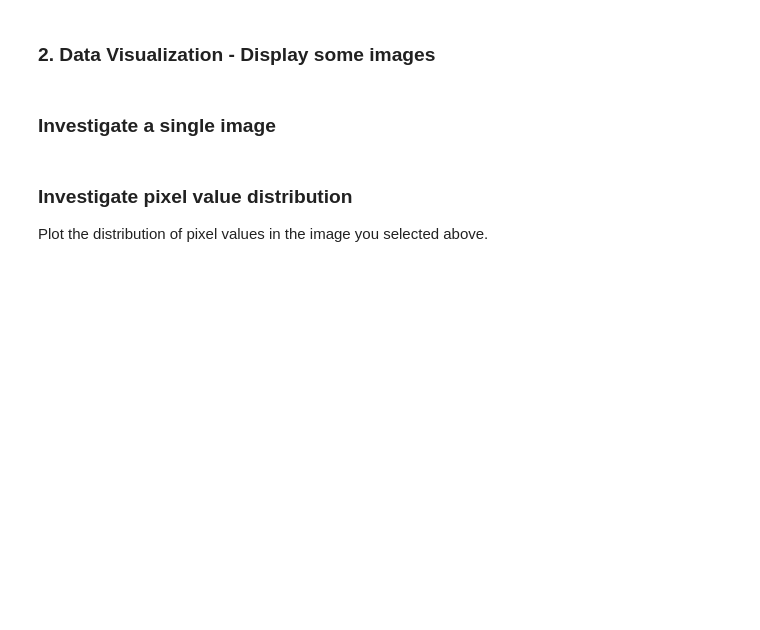
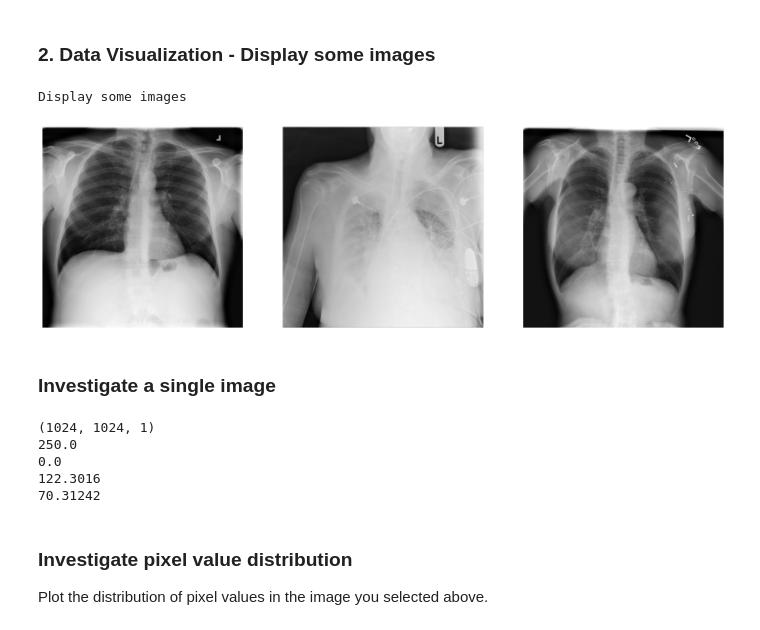
Before and after one commit to renanaferreira/CAA-repository, a Jupyter notebook: Lab4/CAA_Medical_Diagnosis_part1.ipynb, the cells around one changed output. Saved outputs shown, nothing was run; the diff lists cells and outputs as text; code cells hidden in the pictures; blank space fills up the shorter version.

```diff
--- a/Lab4/CAA_Medical_Diagnosis_part1.ipynb
+++ b/Lab4/CAA_Medical_Diagnosis_part1.ipynb
@@ -104,31 +254,45 @@ imag.append("00000121_008.png")
 imag.append('00000003_001.png')
 # %%
 # Location of the image directory
-IMAGE_DIR = "nih/images-small/"
+IMAGE_DIR = "/kaggle/input/nih-chest-xray-dataset/Images zip/Images zip/images-small/"
 
 print('Display some images')
 
 # Adjust the size of the images
 plt.figure(figsize=(20,10))
 
 for i in range(3):
     plt.subplot(1, 3, i + 1)
     img = plt.imread(os.path.join(IMAGE_DIR, imag[i]))
     plt.imshow(img, cmap='gray')
     plt.axis('off')
+# %% [output]
+Display some images
+[figure, added]
 # %% [markdown]
 ### Investigate a single image
 # %%
 # Choose the first image from imag
 sample_img = imag[0]
 
+img = img_to_array(load_img(os.path.join(IMAGE_DIR, sample_img),color_mode="grayscale"))
+
 #  Image dimension ?
 #Answer: 1024 px width, 1024 px height, 1 color (gray) channel
 
-?
+print(img.shape)
 
 # Pixel max, min, mean values, standard deviation
-?
+print(np.amax(img))
+print(np.amin(img))
+print(np.mean(img))
+print(np.std(img))
+# %% [output]
+(1024, 1024, 1)
+250.0
+0.0
+122.3016
+70.31242
 # %% [markdown]
 ### Investigate pixel value distribution
 Plot the distribution of pixel values in the image you selected above.
```
Also changed, not shown: parts of 11 cells of this notebook.
